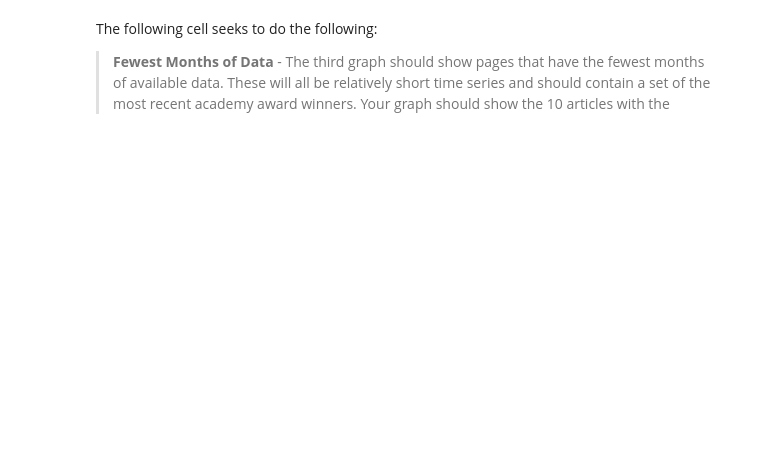
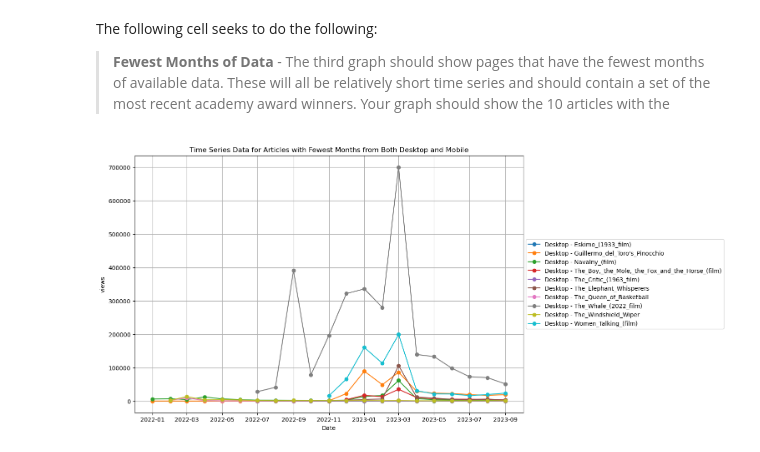
Before and after one commit to chandlerault/data-512-homework_1, a Jupyter notebook: analysis.ipynb, the cells around one changed output. Saved outputs shown, nothing was run; the diff lists cells and outputs as text; code cells hidden in the pictures; blank space fills up the shorter version.

```diff
--- a/analysis.ipynb
+++ b/analysis.ipynb
@@ -144,0 +118,29 @@ The following cell seeks to do the following:
+# %%
+top_10_articles_desk = df_cumulative.groupby('article')['views'].count().nsmallest(10).index
+# top_10_articles_mobile = df_desktop.groupby('article')['views'].count().nsmallest(10).index
+
+filtered_df1 = df_desktop[df_desktop['article'].isin(top_10_articles_desk)]
+# filtered_df2 = df_mobile[df_mobile['article'].isin(top_10_articles_mobile)]
+
+##############################################################################
+# Generated Through ChatGPT and Adapted
+##############################################################################
+# Create a figure and axis for plotting
+fig, ax = plt.subplots(figsize=(12, 8))
+
+# Plot the time series data for the top 10 articles from both DataFrames
+for article, group in filtered_df1.groupby('article'):
+    ax.plot(group['timestamp'], group['views'], label=f'Desktop - {article}', marker='o')
+
+# for article, group in filtered_df2.groupby('article'):
+#     ax.plot(group['timestamp'], group['views'], label=f'Mobile - {article}', marker='x')
+
+ax.set_title('Time Series Data for Articles with Fewest Months from Both Desktop and Mobile')
+ax.set_xlabel('Date')
+ax.set_ylabel('views')
+ax.legend(loc='center left', bbox_to_anchor=(1, 0.5))
+ax.grid(True)
+plt.show()
+##############################################################################
+# %% [output]
+[figure, added]
```
Also changed, not shown: parts of 5 cells of this notebook, 1 other file.
